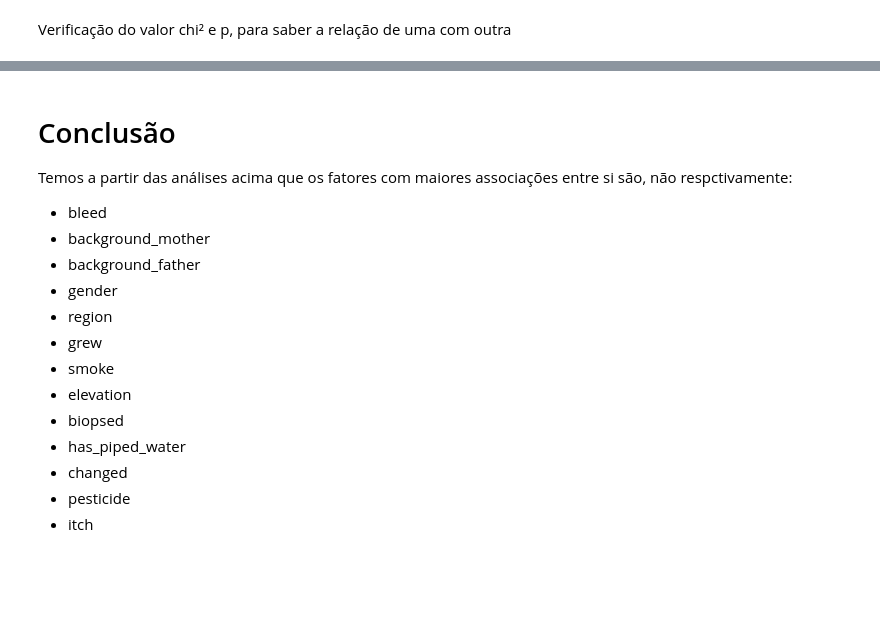
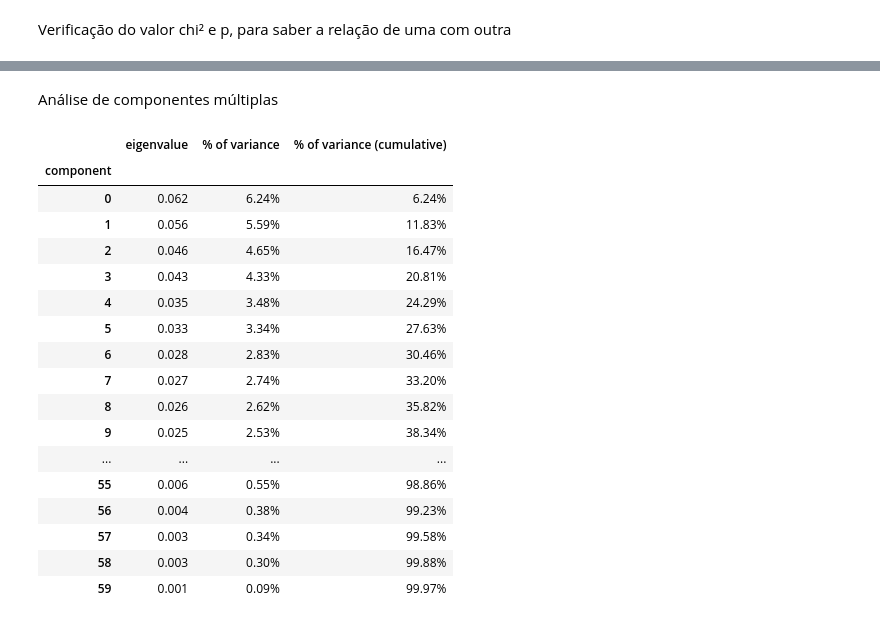
Before and after one commit to life-ufes/pad_ufes_20_eda, a Jupyter notebook: src/EDA.ipynb, the cells around one changed output, grey strips where cells are left out. Drawn from its saved outputs; the diff is of its cells as text; code cells hidden in the pictures; blank space fills up the shorter version.

```diff
--- a/src/EDA.ipynb
+++ b/src/EDA.ipynb
@@ -339,17 +372,2 @@ cancer_history                None
-# %% [markdown]
-# Conclusão
-
-Temos a partir das análises acima que os fatores com maiores associações entre si são, não respctivamente:
- - bleed
- - background_mother
- - background_father
- - gender
- - region
- - grew
- - smoke
- - elevation
- - biopsed
- - has_piped_water
- - changed
- - pesticide
- - itch
+# %% [markdown]
+Análise de componentes múltiplas
@@ -355,0 +393,22 @@ Temos a partir das análises acima que os fatores com maiores associações entr
+# %%
+# Obtenção dos alto valores dos componentes
+mca_result.eigenvalues_summary
+# %% [output]
+|  | eigenvalue | % of variance | % of variance (cumulative) |
+| component |  |  |  |
+| 0 | 0.062 | 6.24% | 6.24% |
+| 1 | 0.056 | 5.59% | 11.83% |
+| 2 | 0.046 | 4.65% | 16.47% |
+| 3 | 0.043 | 4.33% | 20.81% |
+| 4 | 0.035 | 3.48% | 24.29% |
+| 5 | 0.033 | 3.34% | 27.63% |
+| 6 | 0.028 | 2.83% | 30.46% |
+| 7 | 0.027 | 2.74% | 33.20% |
+| 8 | 0.026 | 2.62% | 35.82% |
+| 9 | 0.025 | 2.53% | 38.34% |
+| ... | ... | ... | ... |
+| 55 | 0.006 | 0.55% | 98.86% |
+| 56 | 0.004 | 0.38% | 99.23% |
+| 57 | 0.003 | 0.34% | 99.58% |
+| 58 | 0.003 | 0.30% | 99.88% |
+| 59 | 0.001 | 0.09% | 99.97% |
```
Also changed, not shown: parts of 15 cells of this notebook, 3 other files.
